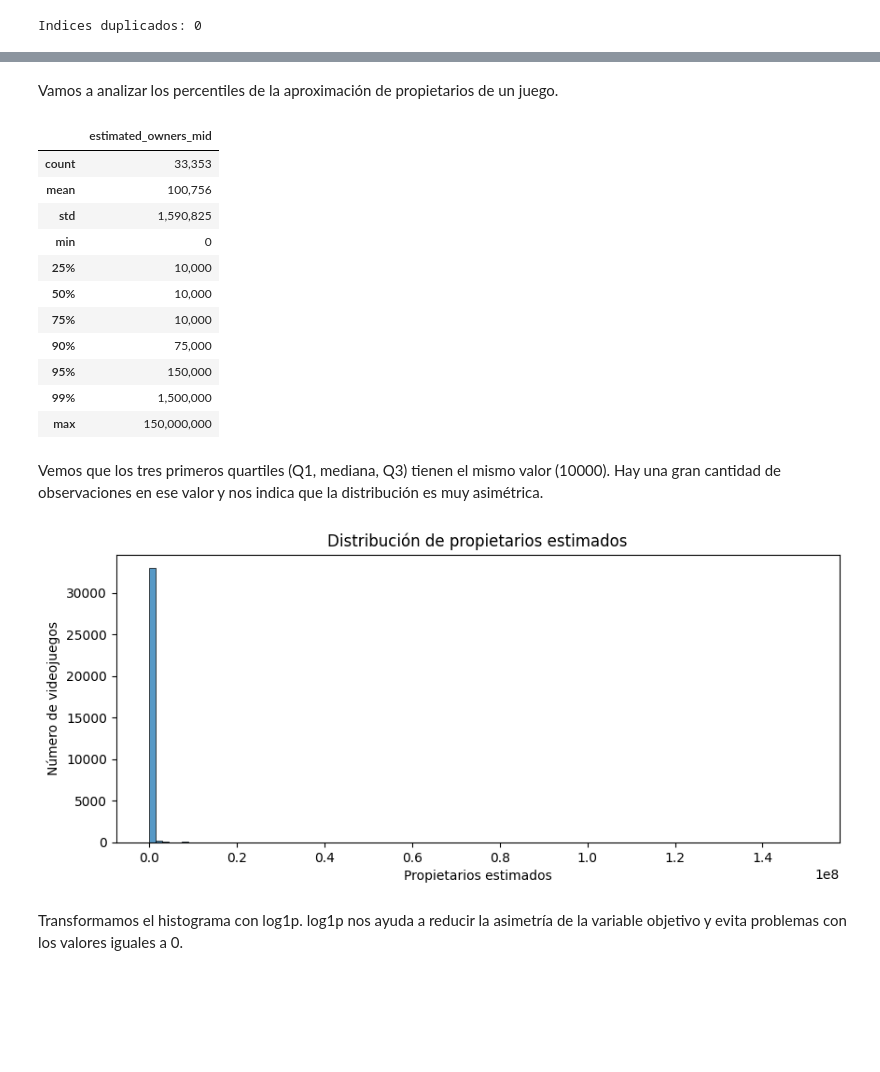
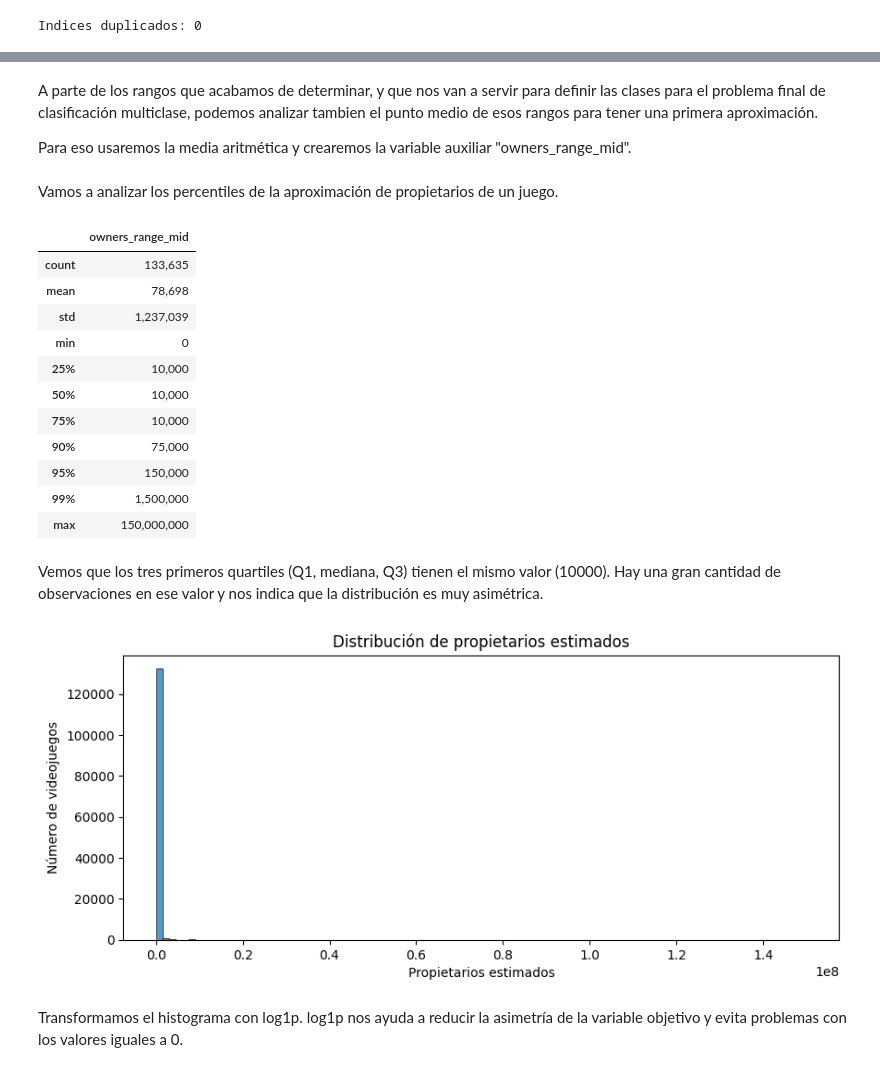
Before and after one commit to GuillemD/TFM, a Jupyter notebook: TFM.ipynb, the cells around one changed output, grey strips where cells are left out. Cells and saved outputs as stored; diff of their text form; code cells hidden in the pictures; blank space fills up the shorter version.

```diff
--- a/TFM.ipynb
+++ b/TFM.ipynb
@@ -537,10 +606,0 @@ Como disponemos de un rango de propietarios de los juegos vamos a usar la media
-# %%
-#Formateo de la columna "estimated_owners"
-# Aplicamos la función para pasar de strings a tuplas con el rango
-steam_data_noplaytestdemo['estimated_owners'] = steam_data_noplaytestdemo['estimated_owners'].apply(parse_estimated_owners)
-
-# Aplicamos función lambda con la media aritmética
-steam_data_noplaytestdemo['estimated_owners_mid'] = steam_data_noplaytestdemo['estimated_owners'].apply(lambda x: round((x[0] + x[1]) / 2))
-
-# Comprobamos los resultados
-display(steam_data_noplaytestdemo[['name', 'estimated_owners', 'estimated_owners_mid']].head())
@@ -553,0 +615,5 @@ display(steam_data_noplaytestdemo[['name', 'estimated_owners', 'estimated_owners
+# %%
+steam_data_consolidated = consolidate_regional_versions(steam_data_noplaytestdemo)
+
+# Comprobamos los resultados
+display(steam_data_consolidated.head())
@@ -554,14 +628,23 @@ display(steam_data_noplaytestdemo[['name', 'estimated_owners', 'estimated_owners
+# %% [markdown]
+A parte de los rangos que acabamos de determinar, y que nos van a servir para definir las clases para el problema final de clasificación multiclase, podemos analizar tambien el punto medio de esos rangos para tener una primera aproximación.
+
+Para eso usaremos la media aritmética y crearemos la variable auxiliar "owners_range_mid".
+# %%
+steam_data_consolidated["owners_range_mid"] = (
+    (steam_data_consolidated["owners_sum_min"] +
+     steam_data_consolidated["owners_sum_max"]) / 2
+).round().astype("int64")
 # %% [markdown]
 Vamos a analizar los percentiles de la aproximación de propietarios de un juego.
 # %%
-owners_stats = steam_data_noplaytestdemo['estimated_owners_mid'].describe(percentiles=[.25, .50, .75, .90, .95, .99])
+owners_stats = steam_data_consolidated["owners_range_mid"].describe(percentiles=[.25, .50, .75, .90, .95, .99])
 
 display(owners_stats.to_frame().style.format('{:,.0f}'))
 # %% [output]
-|  | estimated_owners_mid |
-| count | 33,353 |
-| mean | 100,756 |
-| std | 1,590,825 |
+|  | owners_range_mid |
+| count | 133,635 |
+| mean | 78,698 |
+| std | 1,237,039 |
 | min | 0 |
 | 25% | 10,000 |
 | 50% | 10,000 |
@@ -575,18 +658,18 @@ Vemos que los tres primeros quartiles (Q1, mediana, Q3) tienen el mismo valor (1
 # %%
 plt.figure(figsize=(10, 4))
 
 sns.histplot(
-    data=steam_data_noplaytestdemo,
-    x='estimated_owners_mid',
+    data=steam_data_consolidated,
+    x='owners_range_mid',
     bins=100)
 
 plt.title('Distribución de propietarios estimados')
 plt.xlabel('Propietarios estimados')
 plt.ylabel('Número de videojuegos')
 
 plt.show()
 # %% [output]
-[figure, old version]
+[figure, new version]
 # %% [markdown]
 Transformamos el histograma con log1p. log1p nos ayuda a reducir la asimetría de la variable objetivo y evita problemas con los valores iguales a 0.
 # %%
```
Also changed, not shown: parts of 38 cells of this notebook.
